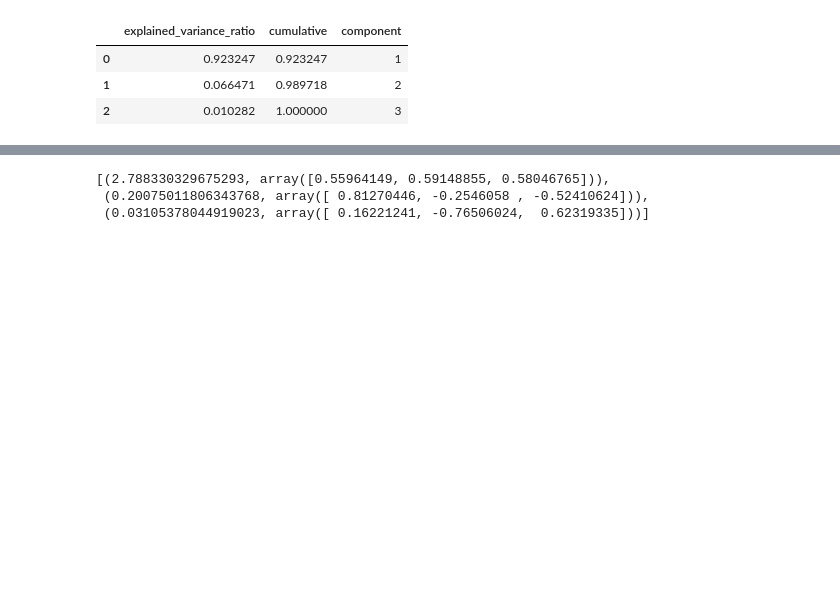
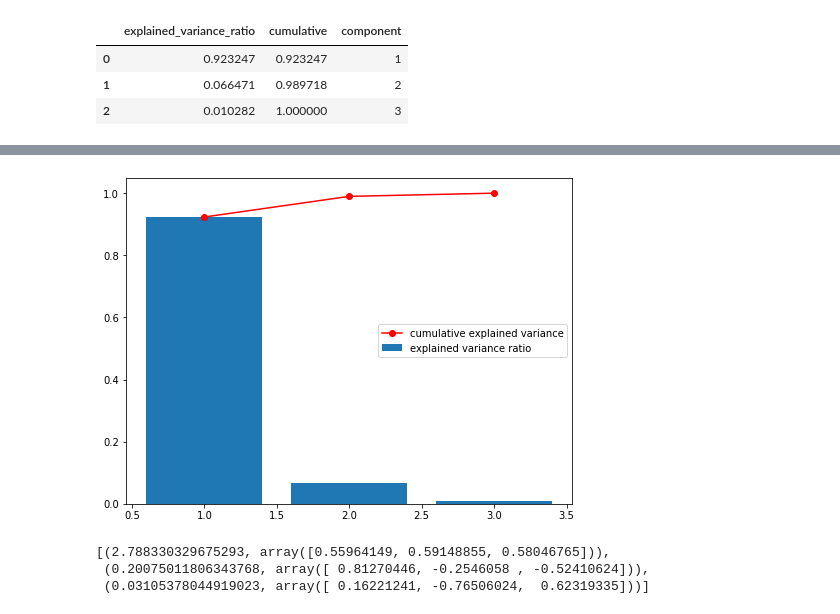
Before and after one commit to KamilBienias/data-science, a Jupyter notebook: kursPawełKrakowiak/machine-learning-bootcamp/unsupervised/02_dimensionality_reduction/01_pca_math.ipynb, the cells around one changed output, grey strips where cells are left out. Saved outputs shown, nothing was run; the diff lists cells and outputs as text; code cells hidden in the pictures; blank space fills up the shorter version.

```diff
--- a/kursPawełKrakowiak/machine-learning-bootcamp/unsupervised/02_dimensionality_reduction/01_pca_math.ipynb
+++ b/kursPawełKrakowiak/machine-learning-bootcamp/unsupervised/02_dimensionality_reduction/01_pca_math.ipynb
@@ -187,6 +196,18 @@ fig = go.Figure(data=[go.Bar(x=results['component'], y=results['explained_varian
 fig.show()
 # %% [output]
 [interactive output not drawn]
+# %%
+# sam robię w matplotlib bo na github nie widać plotly
+import matplotlib.pyplot as plt
+fig = plt.figure(figsize=(8.0,6.0))
+ax = fig.add_subplot(111)
+ax.bar(results['component'], results['explained_variance_ratio'],
+label='explained variance ratio')
+ax.plot(results['component'], results['cumulative'], marker='o', label='cumulative explained variance', c="red")
+plt.legend(loc='center right')
+plt.show()
+# %% [output]
+[figure, added]
 # %%
 # przypomnienie par wektor własny - wartość własna
 eig_pairs
```
Also changed, not shown: parts of 5 cells of this notebook.
